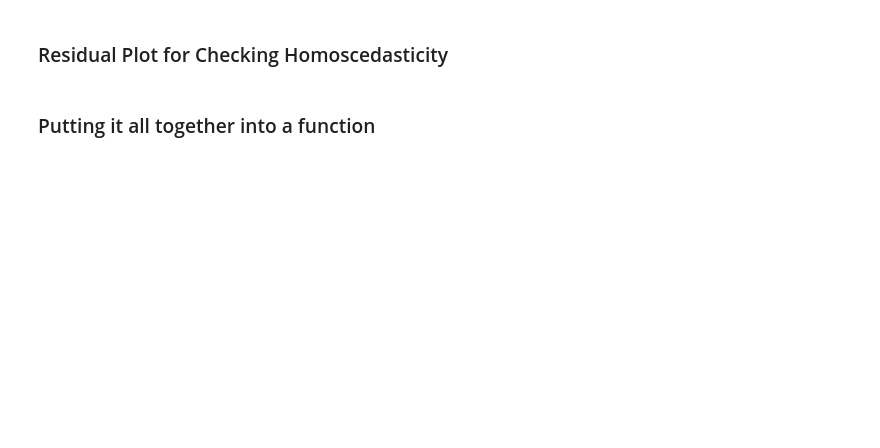
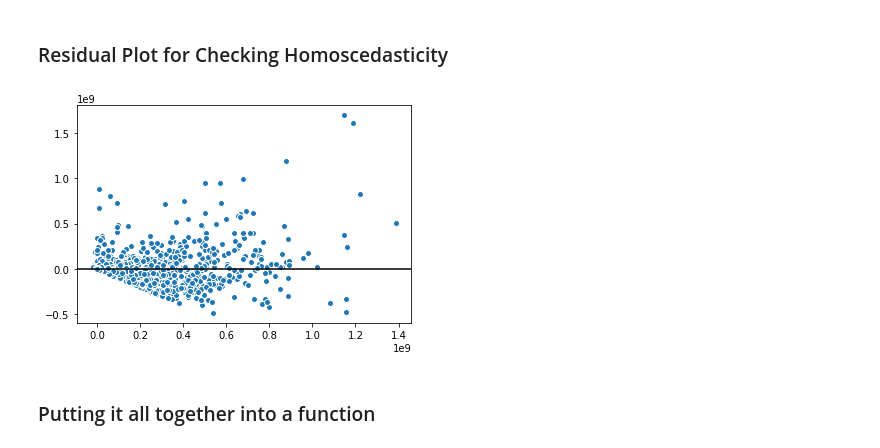
Before and after one commit to coding-dojo-data-science/data-enrichment-linear-regression-with-movies, a Jupyter notebook: Class-Pt2-Linear-Regression-with-Movies.ipynb, the cells around one changed output. Drawn from its saved outputs; the diff is of its cells as text; code cells hidden in the pictures; blank space fills up the shorter version.

```diff
--- a/Class-Pt2-Linear-Regression-with-Movies.ipynb
+++ b/Class-Pt2-Linear-Regression-with-Movies.ipynb
@@ -621,6 +675,10 @@ display(X_train_df.head(2),X_test_df.head(2))
 ### Residual Plot for Checking Homoscedasticity
 # %%
 ## Plot scatterplot with y_hat_test vs resids
+plt.scatter(y_hat_train, resids, ec='white')
+plt.axhline(0,color='k');
+# %% [output]
+[figure, added]
 # %% [markdown]
 ### Putting it all together into a function
 # %%
```
Also changed, not shown: parts of 46 cells of this notebook, 1 other file.
